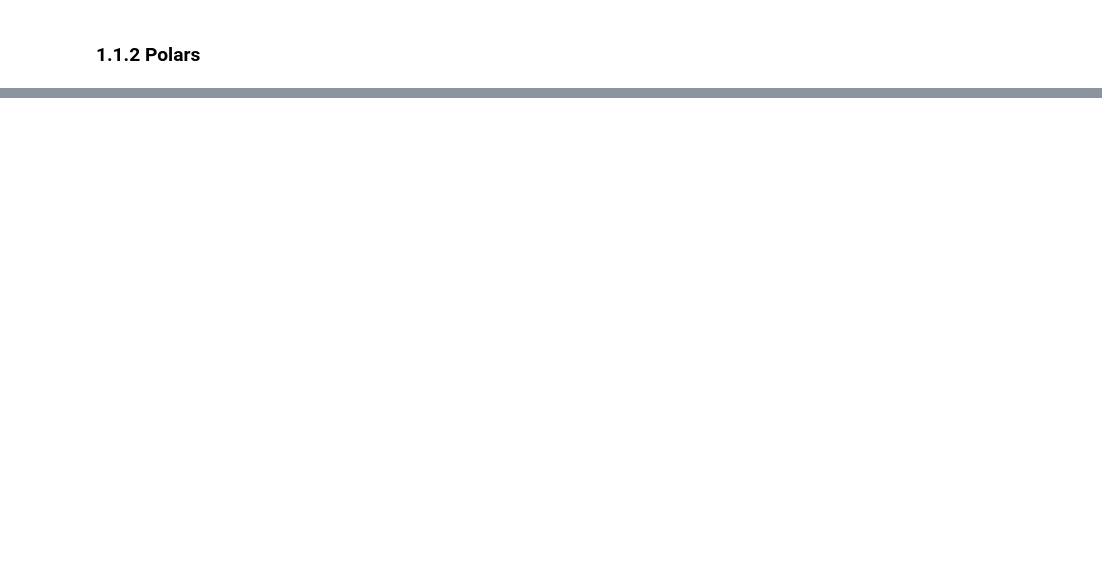
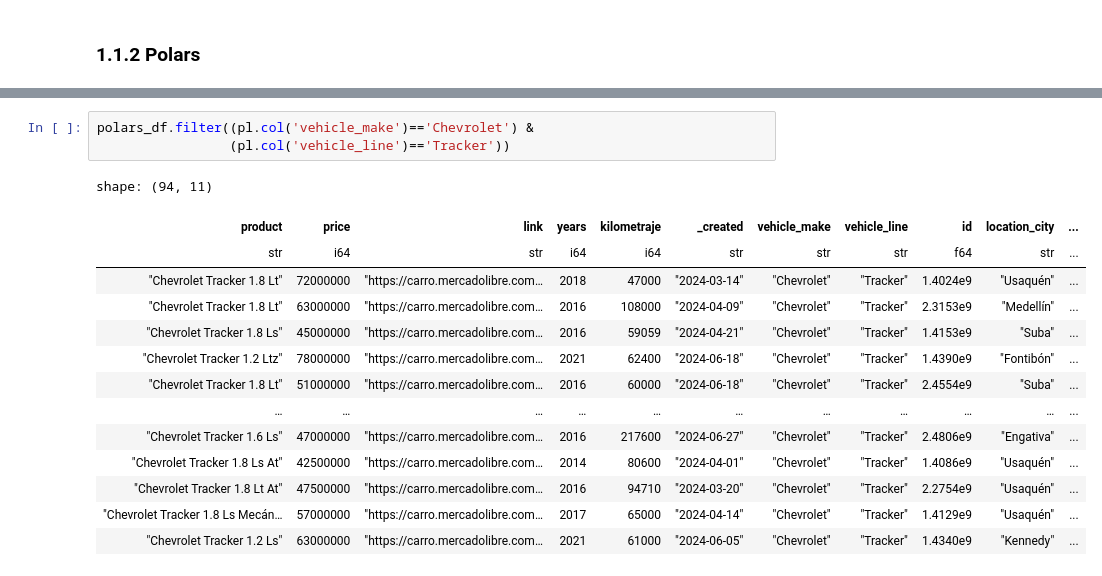
Before and after one commit to Wilmar3752/pandas_to_polars, a Jupyter notebook: notebooks/read.ipynb, the cells around one changed output, grey strips where cells are left out. Saved outputs shown, nothing was run; the diff lists cells and outputs as text; blank space fills up the shorter version.

```diff
--- a/notebooks/read.ipynb
+++ b/notebooks/read.ipynb
@@ -35,0 +219,18 @@ get_filesize_gb('../data/large_dataset_2.csv')
+# %%
+polars_df.filter((pl.col('vehicle_make')=='Chevrolet') &
+                 (pl.col('vehicle_line')=='Tracker'))
+# %% [output]
+shape: (94, 11)
+| product | price | link | years | kilometraje | _created | vehicle_make | vehicle_line | id | location_city | ... |
+| str | i64 | str | i64 | i64 | str | str | str | f64 | str | ... |
+| "Chevrolet Tracker 1.8 Lt" | 72000000 | "https://carro.mercadolibre.com… | 2018 | 47000 | "2024-03-14" | "Chevrolet" | "Tracker" | 1.4024e9 | "Usaquén" | ... |
+| "Chevrolet Tracker 1.8 Lt" | 63000000 | "https://carro.mercadolibre.com… | 2016 | 108000 | "2024-04-09" | "Chevrolet" | "Tracker" | 2.3153e9 | "Medellín" | ... |
+| "Chevrolet Tracker 1.8 Ls" | 45000000 | "https://carro.mercadolibre.com… | 2016 | 59059 | "2024-04-21" | "Chevrolet" | "Tracker" | 1.4153e9 | "Suba" | ... |
+| "Chevrolet Tracker 1.2 Ltz" | 78000000 | "https://carro.mercadolibre.com… | 2021 | 62400 | "2024-06-18" | "Chevrolet" | "Tracker" | 1.4390e9 | "Fontibón" | ... |
+| "Chevrolet Tracker 1.8 Lt" | 51000000 | "https://carro.mercadolibre.com… | 2016 | 60000 | "2024-06-18" | "Chevrolet" | "Tracker" | 2.4554e9 | "Suba" | ... |
+| … | … | … | … | … | … | … | … | … | … | ... |
+| "Chevrolet Tracker 1.6 Ls" | 47000000 | "https://carro.mercadolibre.com… | 2016 | 217600 | "2024-06-27" | "Chevrolet" | "Tracker" | 2.4806e9 | "Engativa" | ... |
+| "Chevrolet Tracker 1.8 Ls At" | 42500000 | "https://carro.mercadolibre.com… | 2014 | 80600 | "2024-04-01" | "Chevrolet" | "Tracker" | 1.4086e9 | "Usaquén" | ... |
+| "Chevrolet Tracker 1.8 Lt At" | 47500000 | "https://carro.mercadolibre.com… | 2016 | 94710 | "2024-03-20" | "Chevrolet" | "Tracker" | 2.2754e9 | "Usaquén" | ... |
+| "Chevrolet Tracker 1.8 Ls Mecán… | 57000000 | "https://carro.mercadolibre.com… | 2017 | 65000 | "2024-04-14" | "Chevrolet" | "Tracker" | 1.4129e9 | "Usaquén" | ... |
+| "Chevrolet Tracker 1.2 Ls" | 63000000 | "https://carro.mercadolibre.com… | 2021 | 61000 | "2024-06-05" | "Chevrolet" | "Tracker" | 1.4340e9 | "Kennedy" | ... |
```
Also changed, not shown: parts of 21 cells of this notebook, 2 other files.
